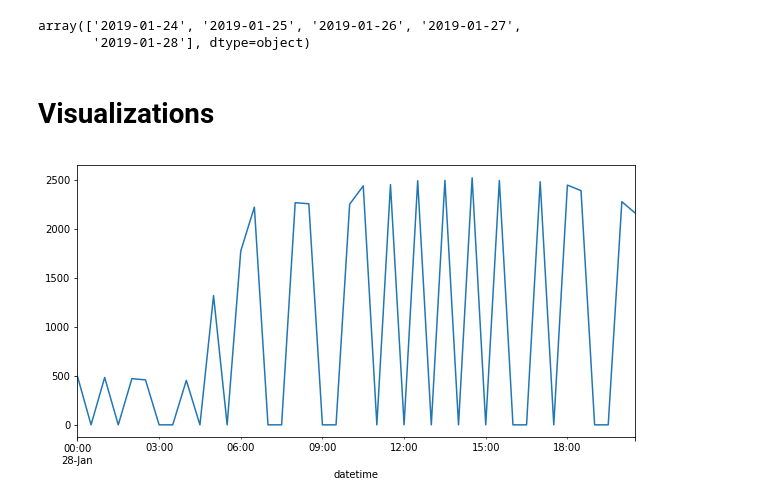
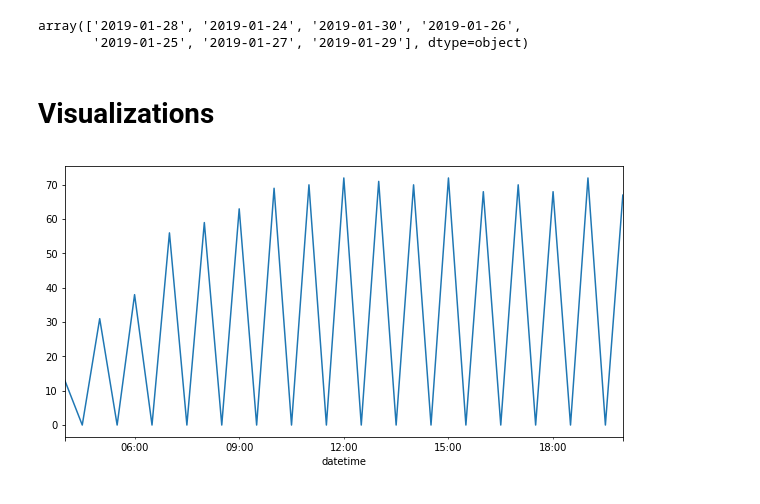
Before and after one commit to brandonapon/birdwatcher, a Jupyter notebook: Data Analysis.ipynb, the cells around one changed output. Cells and saved outputs as stored; diff of their text form; code cells hidden in the pictures.

```diff
--- a/Data Analysis.ipynb
+++ b/Data Analysis.ipynb
@@ -8,7 +8,7 @@ from datetime import datetime
 # %%
 mplt.register_api_key('AIzaSyBmjHKY0e0z090bBg4-qXFpKW4XbdBr2RM')
 # %%
-df = pd.read_csv("/Users/vivekpradhan/Desktop/output.csv")
+df = pd.read_csv("api/bird_unofficial_api/csv_output.csv")
 # %%
 # Preprocessing and adding date columns
 days = ['mon', 'tue', 'wed', 'thu', 'fri', 'sat', 'sun']
@@ -27,13 +27,13 @@ df.head()
 # %%
 df['date_string'].unique()
 # %% [output]
-array(['2019-01-24', '2019-01-25', '2019-01-26', '2019-01-27',
-       '2019-01-28'], dtype=object)
+array(['2019-01-28', '2019-01-24', '2019-01-30', '2019-01-26',
+       '2019-01-25', '2019-01-27', '2019-01-29'], dtype=object)
 # %%
 def get_count_for_date(ds):
     day_df = df[df['date_string'] == ds]
-    freq_df = day_df.groupby(pd.Grouper(key = 'datetime', freq='30min')).count()
-    freq_df['id'].plot(figsize=(10,5))
+    freq_df = day_df.groupby(pd.Grouper(key = 'datetime', freq='30min'))['id'].nunique()
+    freq_df.plot(figsize=(10,5))
 # %%
 def get_heatmap_for_date(ds):
     day_df = df[df['date_string'] == ds]
@@ -48,9 +48,9 @@ week_day_df = week_day_df.reindex(index = days) #To have the same order as we de
 # %% [markdown]
 # Visualizations
 # %%
-get_count_for_date('2019-01-28')
+get_count_for_date('2019-01-27')
 # %% [output]
-[figure, old version]
+[figure, new version]
 # %%
 get_heatmap_for_date('2019-01-28')
 # %% [output]
```
Also changed, not shown: parts of 6 cells of this notebook.
